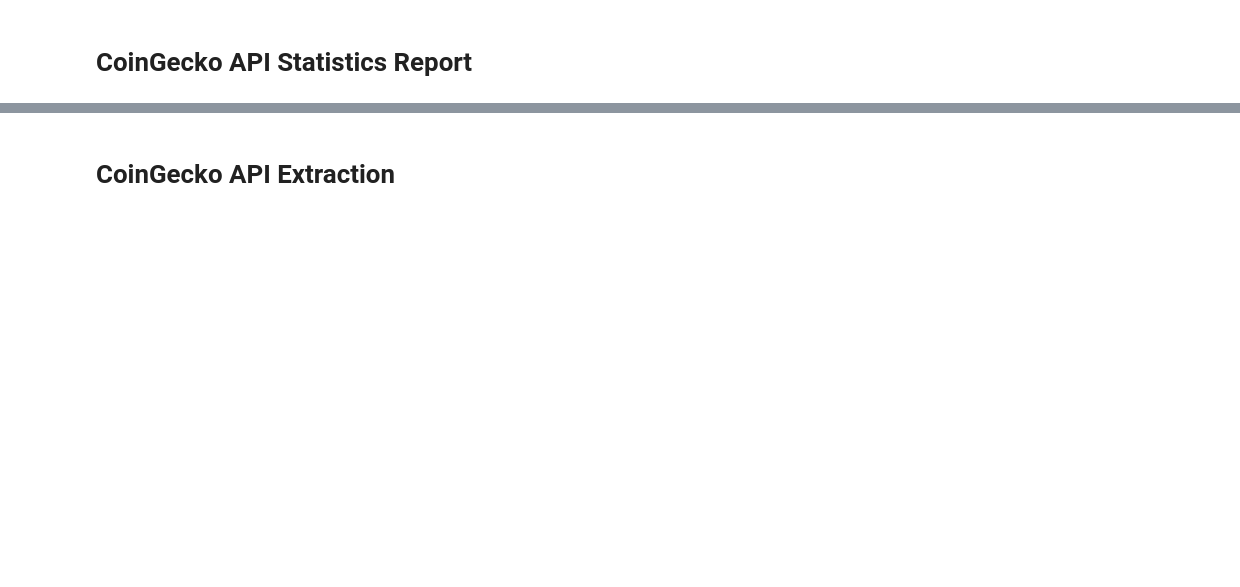
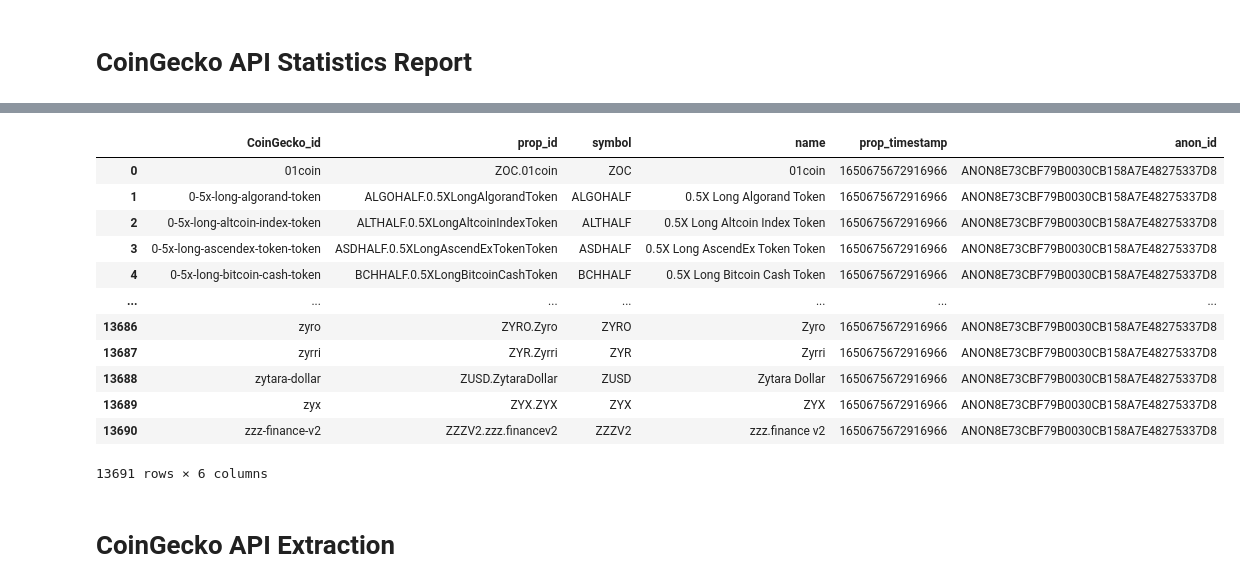
Before and after one commit to custom-hyper/CoinGeckoAPI, a Jupyter notebook: CoinGecko_API.ipynb, the cells around one changed output, grey strips where cells are left out. Drawn from its saved outputs; the diff is of its cells as text; code cells hidden in the pictures; blank space fills up the shorter version.

```diff
--- a/CoinGecko_API.ipynb
+++ b/CoinGecko_API.ipynb
@@ -36,0 +58,5 @@ Requirement already satisfied: certifi>=2017.4.17 in /usr/local/lib/python3.7/di
+# %%
+#@title  Connect { display-mode: "code" }
+path = '/content/drive/MyDrive/workspace/pipelines/db/' #@param {type: 'string'
+database = "db.sqlite" #@param {type: 'string'
+conn_SQLite = sq.connect(path+database)
@@ -157,3 +156,30 @@ if __name__ == "__main__":
+# %%
+#@title Load Token ID to SQLite { display-mode: "code" }
+
+proprietary_master_id = "proprietary_master_id"
+
+token_list_clean.to_sql(proprietary_master_id, conn_SQLite, if_exists='append', index=False) # writes to file
+conn_SQLite.commit()
+
+# Just be sure any changes have been committed or they will be lost.
+
+df_master_id = pd.read_sql('select distinct * from {}'.format(proprietary_master_id), conn_SQLite)
+# %%
+df_master_id
+# %% [output]
+|  | CoinGecko_id | prop_id | symbol | name | prop_timestamp | anon_id |
+| 0 | 01coin | ZOC.01coin | ZOC | 01coin | 1650675672916966 | ANON8E73CBF79B0030CB158A7E48275337D8 |
+| 1 | 0-5x-long-algorand-token | ALGOHALF.0.5XLongAlgorandToken | ALGOHALF | 0.5X Long Algorand Token | 1650675672916966 | ANON8E73CBF79B0030CB158A7E48275337D8 |
+| 2 | 0-5x-long-altcoin-index-token | ALTHALF.0.5XLongAltcoinIndexToken | ALTHALF | 0.5X Long Altcoin Index Token | 1650675672916966 | ANON8E73CBF79B0030CB158A7E48275337D8 |
+| 3 | 0-5x-long-ascendex-token-token | ASDHALF.0.5XLongAscendExTokenToken | ASDHALF | 0.5X Long AscendEx Token Token | 1650675672916966 | ANON8E73CBF79B0030CB158A7E48275337D8 |
+| 4 | 0-5x-long-bitcoin-cash-token | BCHHALF.0.5XLongBitcoinCashToken | BCHHALF | 0.5X Long Bitcoin Cash Token | 1650675672916966 | ANON8E73CBF79B0030CB158A7E48275337D8 |
+| ... | ... | ... | ... | ... | ... | ... |
+| 13686 | zyro | ZYRO.Zyro | ZYRO | Zyro | 1650675672916966 | ANON8E73CBF79B0030CB158A7E48275337D8 |
+| 13687 | zyrri | ZYR.Zyrri | ZYR | Zyrri | 1650675672916966 | ANON8E73CBF79B0030CB158A7E48275337D8 |
+| 13688 | zytara-dollar | ZUSD.ZytaraDollar | ZUSD | Zytara Dollar | 1650675672916966 | ANON8E73CBF79B0030CB158A7E48275337D8 |
+| 13689 | zyx | ZYX.ZYX | ZYX | ZYX | 1650675672916966 | ANON8E73CBF79B0030CB158A7E48275337D8 |
+| 13690 | zzz-finance-v2 | ZZZV2.zzz.financev2 | ZZZV2 | zzz.finance v2 | 1650675672916966 | ANON8E73CBF79B0030CB158A7E48275337D8 |
+13691 rows × 6 columns
 # %% [markdown]
 # CoinGecko API Extraction
 # %%
```
Also changed, not shown: parts of 15 cells of this notebook.
